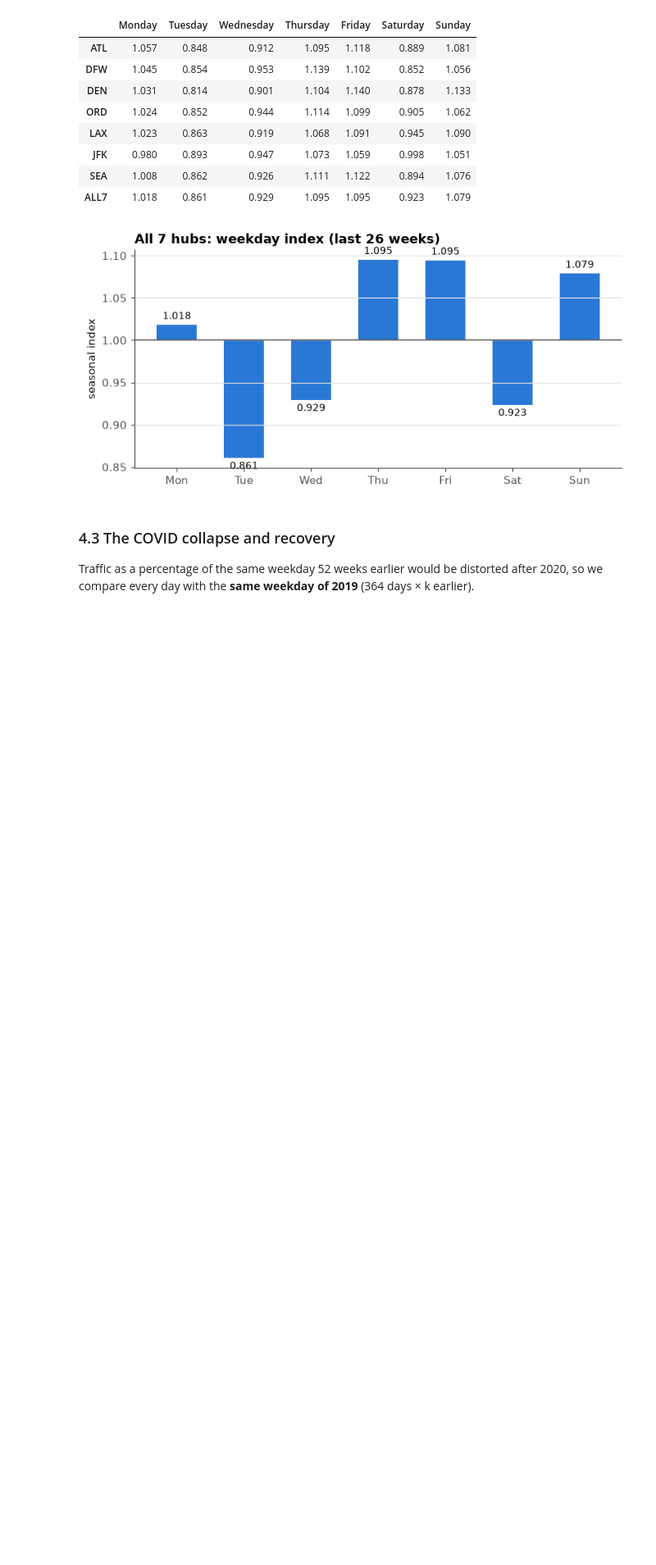
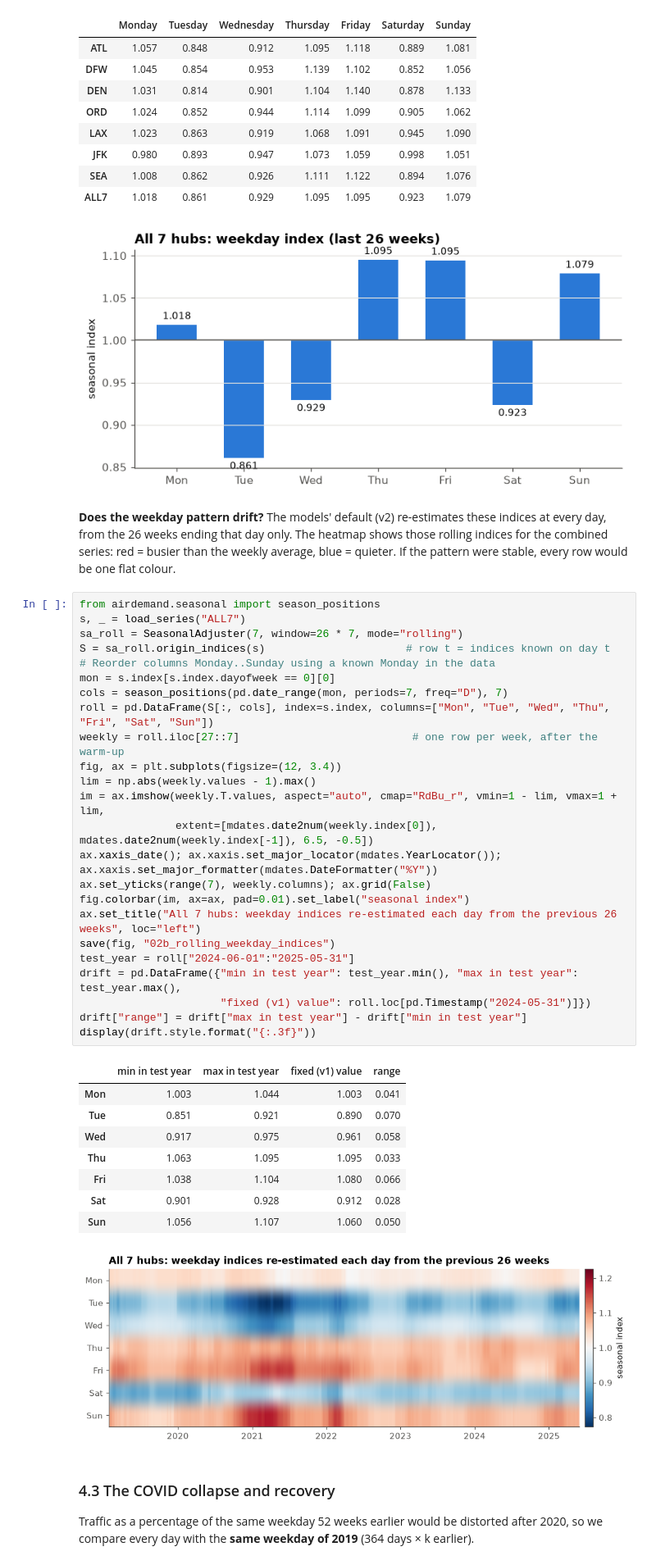
Before and after one commit to ritipshah/air-demand-forecasting, a Jupyter notebook: notebooks/ATSA_Analysis.ipynb, the cells around one changed output. Shown at 82% size. Cells and saved outputs as stored; diff of their text form; blank space fills up the shorter version.

```diff
--- a/notebooks/ATSA_Analysis.ipynb
+++ b/notebooks/ATSA_Analysis.ipynb
@@ -217,6 +218,45 @@ save(fig, "02_weekday_pattern")
 | SEA | 1.008 | 0.862 | 0.926 | 1.111 | 1.122 | 0.894 | 1.076 |
 | ALL7 | 1.018 | 0.861 | 0.929 | 1.095 | 1.095 | 0.923 | 1.079 |
 [figure]
+# %% [markdown]
+**Does the weekday pattern drift?** The models' default (v2) re-estimates these indices at every
+day, from the 26 weeks ending that day only. The heatmap shows those rolling indices for the
+combined series: red = busier than the weekly average, blue = quieter. If the pattern were
+stable, every row would be one flat colour.
+# %%
+from airdemand.seasonal import season_positions
+s, _ = load_series("ALL7")
+sa_roll = SeasonalAdjuster(7, window=26 * 7, mode="rolling")
+S = sa_roll.origin_indices(s)                      # row t = indices known on day t
+# Reorder columns Monday..Sunday using a known Monday in the data
+mon = s.index[s.index.dayofweek == 0][0]
+cols = season_positions(pd.date_range(mon, periods=7, freq="D"), 7)
+roll = pd.DataFrame(S[:, cols], index=s.index, columns=["Mon", "Tue", "Wed", "Thu", "Fri", "Sat", "Sun"])
+weekly = roll.iloc[27::7]                           # one row per week, after the warm-up
+fig, ax = plt.subplots(figsize=(12, 3.4))
+lim = np.abs(weekly.values - 1).max()
+im = ax.imshow(weekly.T.values, aspect="auto", cmap="RdBu_r", vmin=1 - lim, vmax=1 + lim,
+               extent=[mdates.date2num(weekly.index[0]), mdates.date2num(weekly.index[-1]), 6.5, -0.5])
+ax.xaxis_date(); ax.xaxis.set_major_locator(mdates.YearLocator()); ax.xaxis.set_major_formatter(mdates.DateFormatter("%Y"))
+ax.set_yticks(range(7), weekly.columns); ax.grid(False)
+fig.colorbar(im, ax=ax, pad=0.01).set_label("seasonal index")
+ax.set_title("All 7 hubs: weekday indices re-estimated each day from the previous 26 weeks", loc="left")
+save(fig, "02b_rolling_weekday_indices")
+test_year = roll["2024-06-01":"2025-05-31"]
+drift = pd.DataFrame({"min in test year": test_year.min(), "max in test year": test_year.max(),
+                      "fixed (v1) value": roll.loc[pd.Timestamp("2024-05-31")]})
+drift["range"] = drift["max in test year"] - drift["min in test year"]
+display(drift.style.format("{:.3f}"))
+# %% [output]
+|  | min in test year | max in test year | fixed (v1) value | range |
+| Mon | 1.003 | 1.044 | 1.003 | 0.041 |
+| Tue | 0.851 | 0.921 | 0.890 | 0.070 |
+| Wed | 0.917 | 0.975 | 0.961 | 0.058 |
+| Thu | 1.063 | 1.095 | 1.095 | 0.033 |
+| Fri | 1.038 | 1.104 | 1.080 | 0.066 |
+| Sat | 0.901 | 0.928 | 0.912 | 0.028 |
+| Sun | 1.056 | 1.107 | 1.060 | 0.050 |
+[figure, added]
 # %% [markdown]
 ### 4.3 The COVID collapse and recovery
 Traffic as a percentage of the same weekday 52 weeks earlier would be distorted after 2020,
```
Also changed, not shown: parts of 29 cells of this notebook, 28 other files.
